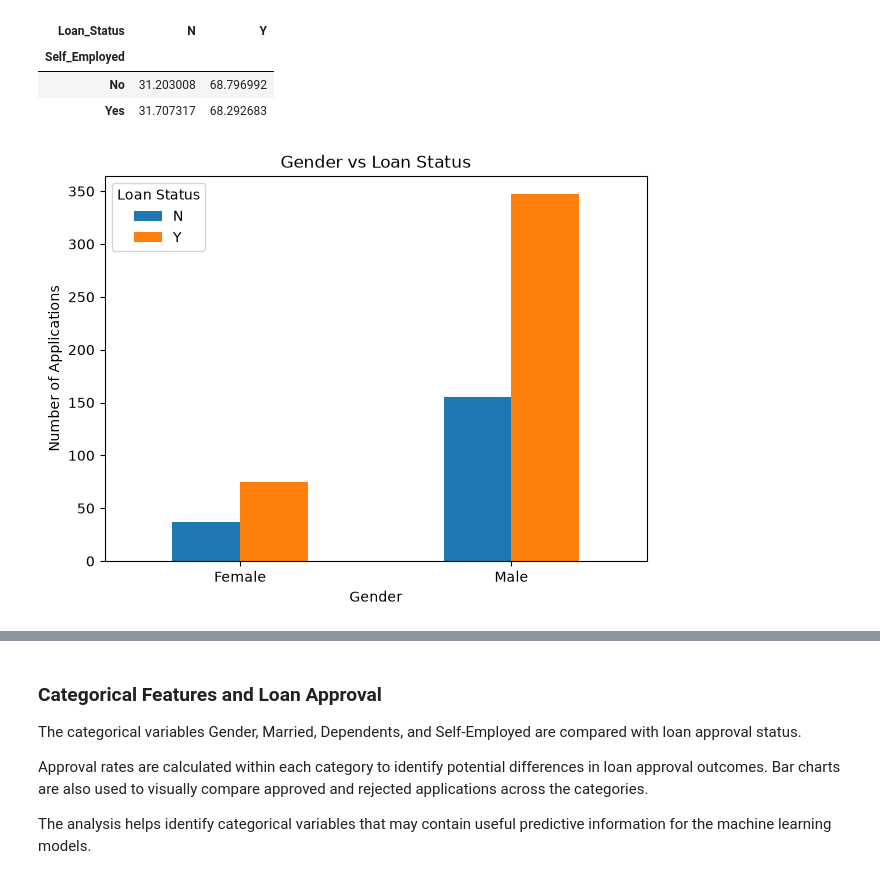
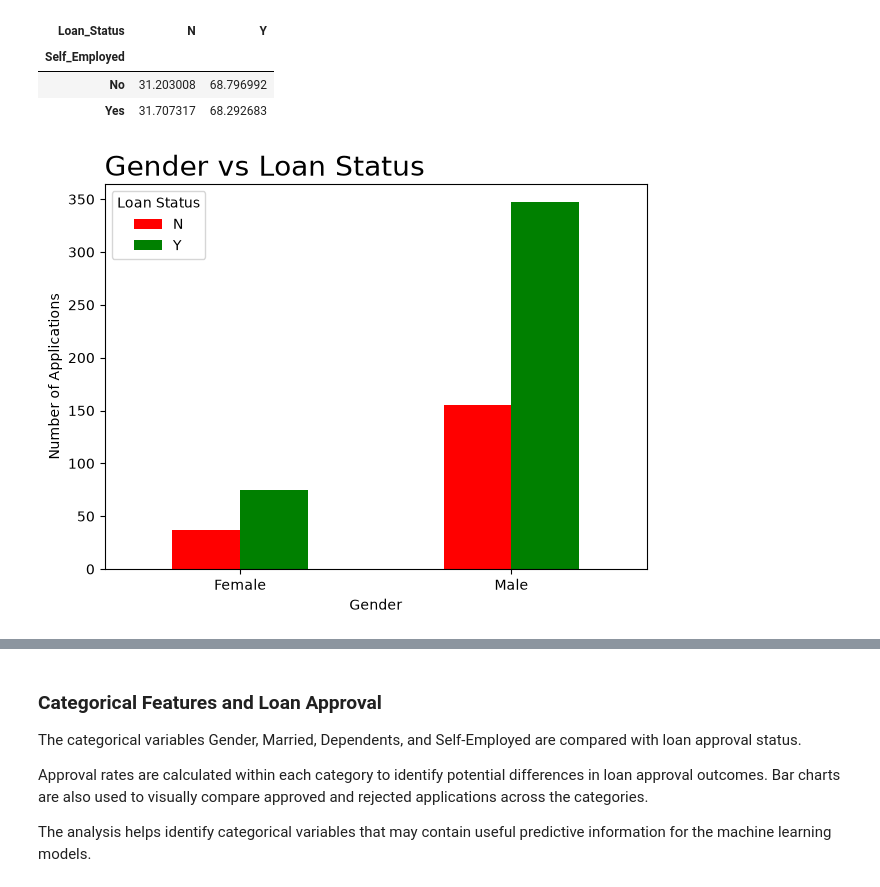
Before and after one commit to phixzas/loan-application, a Jupyter notebook: Notebook/Loan.ipynb, the cells around one changed output, grey strips where cells are left out. Cells and saved outputs as stored; diff of their text form; code cells hidden in the pictures.

```diff
--- a/Notebook/Loan.ipynb
+++ b/Notebook/Loan.ipynb
@@ -1408,20 +1386,20 @@ pd.crosstab(
 # %%
 gender_status = pd.crosstab(df['Gender'], df['Loan_Status'])
 
 gender_status.plot(
     kind='bar',
-    figsize=(7, 5)
+    figsize=(7, 5), color = ['red', 'green']
 )
 
-plt.title('Gender vs Loan Status')
+plt.title('Gender vs Loan Status', loc = 'left', size =20)
 plt.xlabel('Gender')
 plt.ylabel('Number of Applications')
 plt.xticks(rotation=0)
 plt.legend(title='Loan Status')
 
 plt.show()
 # %% [output]
-[figure, old version]
+[figure, new version]
 # %%
 married_status = pd.crosstab(df['Married'], df['Loan_Status'])
 
```
Also changed, not shown: parts of 5 cells of this notebook, 4 other files.
